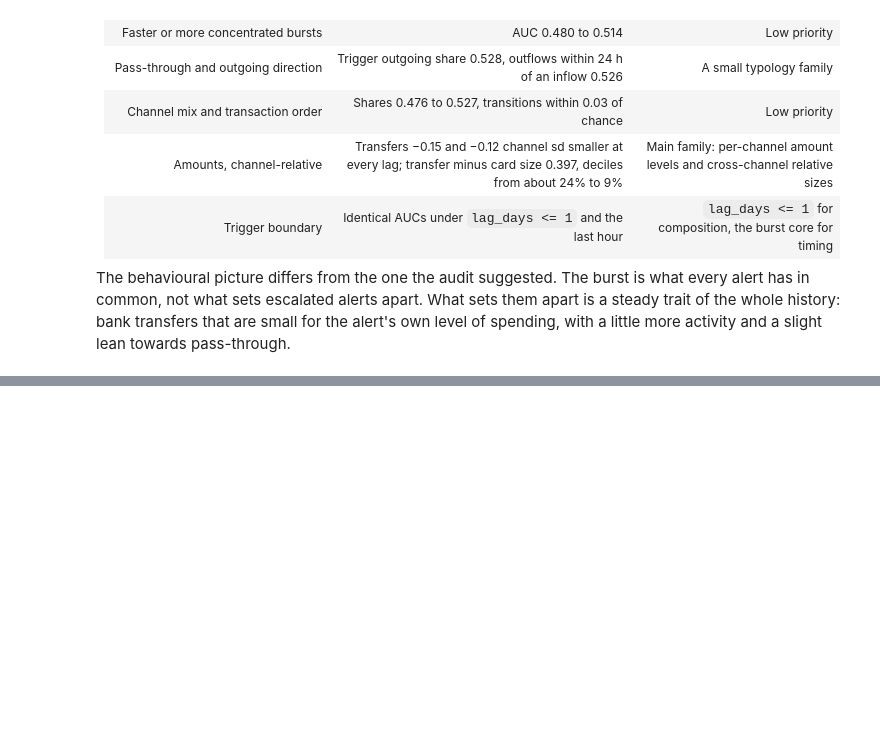
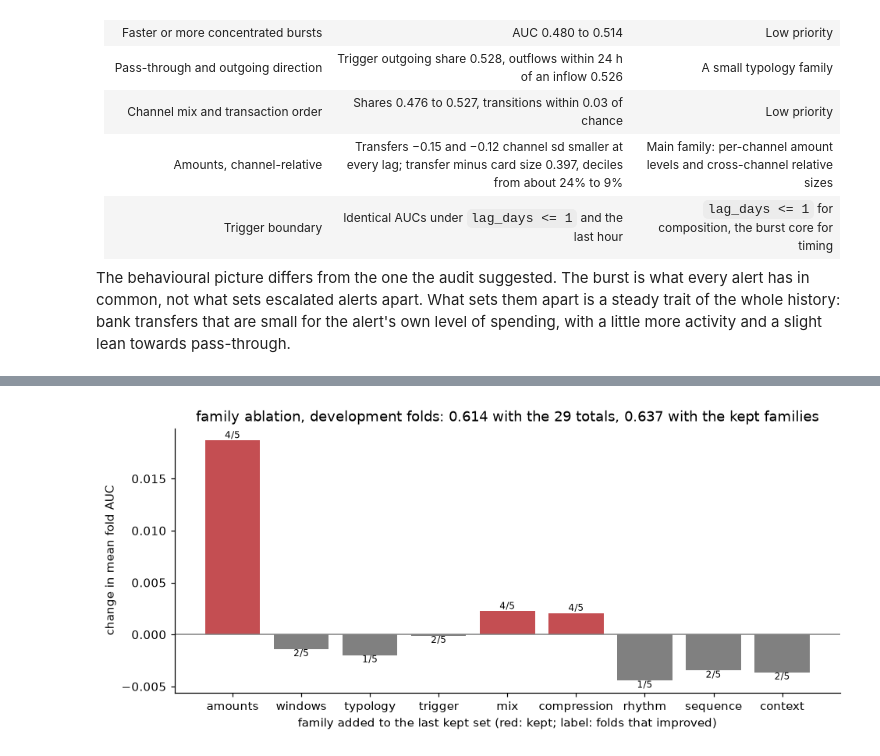
Before and after one commit to dilshodazamjonov/WuitHackathonRYM, a Jupyter notebook: notebooks/solution.ipynb, the cells around one changed output, grey strips where cells are left out. Cells and saved outputs as stored; diff of their text form; code cells hidden in the pictures; blank space fills up the shorter version.

```diff
--- a/notebooks/solution.ipynb
+++ b/notebooks/solution.ipynb
@@ -1837,0 +2118,36 @@ The behavioural picture differs from the one the audit suggested. The burst is w
+# %%
+def ablation(X, y, folds, family, order, base_scores):
+    kept, ref, rows = [c for c in X.columns if family[c] == "base"], base_scores, []
+    for fam in order:
+        cols = kept + [c for c in X.columns if family[c] == fam]
+        _, _, s, _ = run_cv(X[cols], y, folds)
+        up = int((s > ref).sum())
+        keep = bool(s.mean() > ref.mean() and up >= 4)
+        log_run(f"lgb_ablation_{fam}", s, len(cols), f"baseline totals + kept families + {fam}, dev CV, {'kept' if keep else 'dropped'}")
+        rows.append({"family": fam, "added": len(cols) - len(kept), "cv_auc": s.mean(), "delta": s.mean() - ref.mean(), "folds_up": up, "kept": keep})
+        if keep:
+            kept, ref = cols, s
+    return pd.DataFrame(rows).set_index("family"), kept
+
+
+ablation_tab, FEATURES = ablation(X_dev, y_dev, folds, FAMILY, FAMILY_ORDER, s_v0)
+cv_kept = ablation_tab.loc[ablation_tab["kept"], "cv_auc"].iloc[-1]
+
+fig, ax = plt.subplots(figsize=(10, 4))
+ax.bar(ablation_tab.index, ablation_tab["delta"], color=[CLASS_COLORS[1] if k else "grey" for k in ablation_tab["kept"]])
+for i, (d, up) in enumerate(zip(ablation_tab["delta"], ablation_tab["folds_up"])):
+    ax.text(i, d, f"{up}/5", ha="center", va="bottom" if d >= 0 else "top", fontsize=8)
+ax.axhline(0, c="grey", lw=1)
+ax.set(
+    title=f"family ablation, development folds: {s_v0.mean():.3f} with the 29 totals, {cv_kept:.3f} with the kept families",
+    ylabel="change in mean fold AUC",
+    xlabel="family added to the last kept set (red: kept; label: folds that improved)",
+)
+save_fig(
+    fig,
+    "F13_family_ablation",
+    "Only the channel-relative amounts clearly pay off: adding them lifts the mean fold AUC from 0.614 to 0.633 (+0.019, 4 of 5 folds up). Background channel shares (mix) and burst timing (compression) pass the keep rule by +0.002 each; windows, typology, trigger, rhythm, sequence and context lower the mean fold AUC and are dropped. The kept set reaches 0.637.",
+    "Kept by the ablation: the 29 totals plus amounts, mix and compression, 72 columns, rechecked with three seeds before modeling.",
+)
+# %% [output]
+[figure, added]
```
Also changed, not shown: parts of 53 cells of this notebook, 6 other files.
